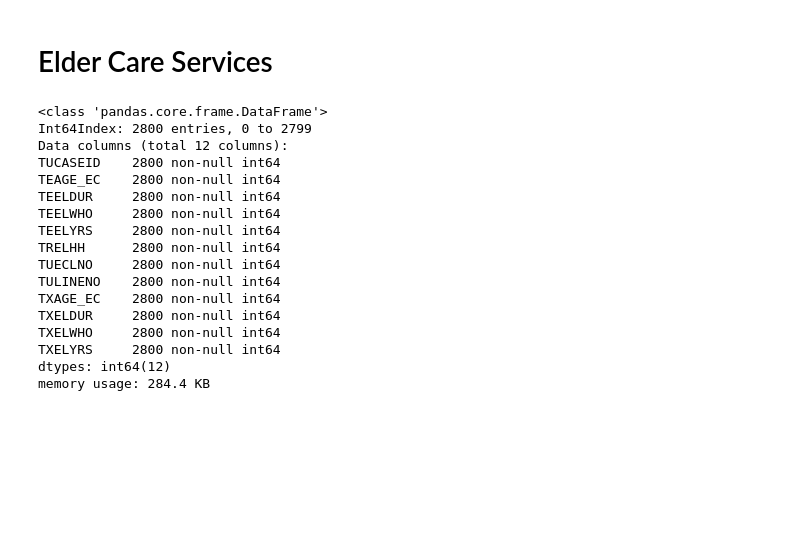
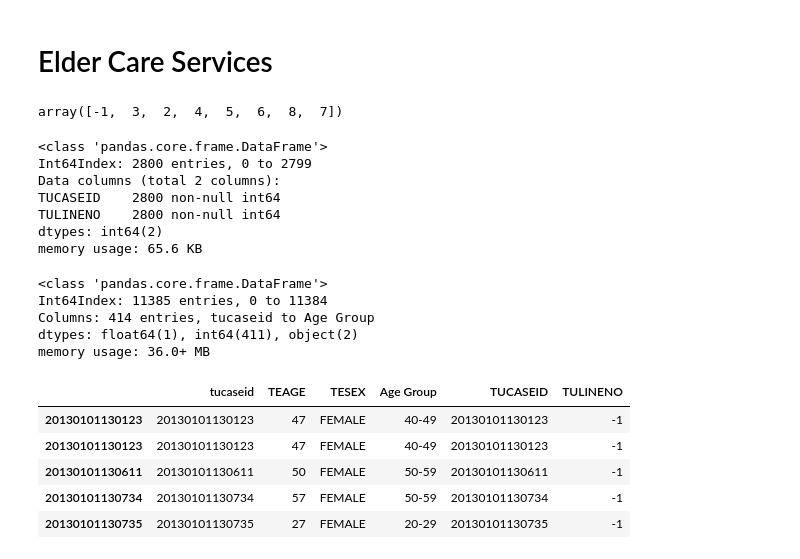
Before and after one commit to tiyd-python-2015-05/atus-analysis, a Jupyter notebook: sample_characteristics.ipynb, the cells around one changed output. Drawn from its saved outputs; the diff is of its cells as text; code cells hidden in the pictures; blank space fills up the shorter version.

```diff
--- a/sample_characteristics.ipynb
+++ b/sample_characteristics.ipynb
@@ -108,23 +108,18 @@ sleeplessness.plot(kind='line', title="Sleeplessness Among Men and Women for dif
 # Elder Care Services
 # %%
 eldercare = pd.read_csv('data/eldercare.dat')
+# %%
+elderscared = eldercare.loc[:,['TUCASEID', 'TULINENO']]
+elderscared['TULINENO'].unique()
+# %% [output]
+array([-1,  3,  2,  4,  5,  6,  8,  7])
 # %%
-eldercare.info()
+elderscared.info()
 # %% [output]
 <class 'pandas.core.frame.DataFrame'>
 Int64Index: 2800 entries, 0 to 2799
-Data columns (total 12 columns):
+Data columns (total 2 columns):
 TUCASEID    2800 non-null int64
-TEAGE_EC    2800 non-null int64
-TEELDUR     2800 non-null int64
-TEELWHO     2800 non-null int64
-TEELYRS     2800 non-null int64
-TRELHH      2800 non-null int64
-TUECLNO     2800 non-null int64
 TULINENO    2800 non-null int64
-TXAGE_EC    2800 non-null int64
-TXELDUR     2800 non-null int64
-TXELWHO     2800 non-null int64
-TXELYRS     2800 non-null int64
-dtypes: int64(12)
-memory usage: 284.4 KB
+dtypes: int64(2)
+memory usage: 65.6 KB
@@ -132,0 +126,8 @@ summarybk = summary['TUCASEID']
+# %%
+summary.info()
+# %% [output]
+<class 'pandas.core.frame.DataFrame'>
+Int64Index: 11385 entries, 0 to 11384
+Columns: 414 entries, tucaseid to Age Group
+dtypes: float64(1), int64(411), object(2)
+memory usage: 36.0+ MB
@@ -132,0 +138,10 @@ summarybk = summary['TUCASEID']
+# %%
+careproviders = pd.concat([summaryinfo, elderscared], axis = 1, join='inner')
+careproviders.head()
+# %% [output]
+|  | tucaseid | TEAGE | TESEX | Age Group | TUCASEID | TULINENO |
+| 20130101130123 | 20130101130123 | 47 | FEMALE | 40-49 | 20130101130123 | -1 |
+| 20130101130123 | 20130101130123 | 47 | FEMALE | 40-49 | 20130101130123 | -1 |
+| 20130101130611 | 20130101130611 | 50 | FEMALE | 50-59 | 20130101130611 | -1 |
+| 20130101130734 | 20130101130734 | 57 | FEMALE | 50-59 | 20130101130734 | -1 |
+| 20130101130735 | 20130101130735 | 27 | FEMALE | 20-29 | 20130101130735 | -1 |
```
Also changed, not shown: parts of 5 cells of this notebook.
